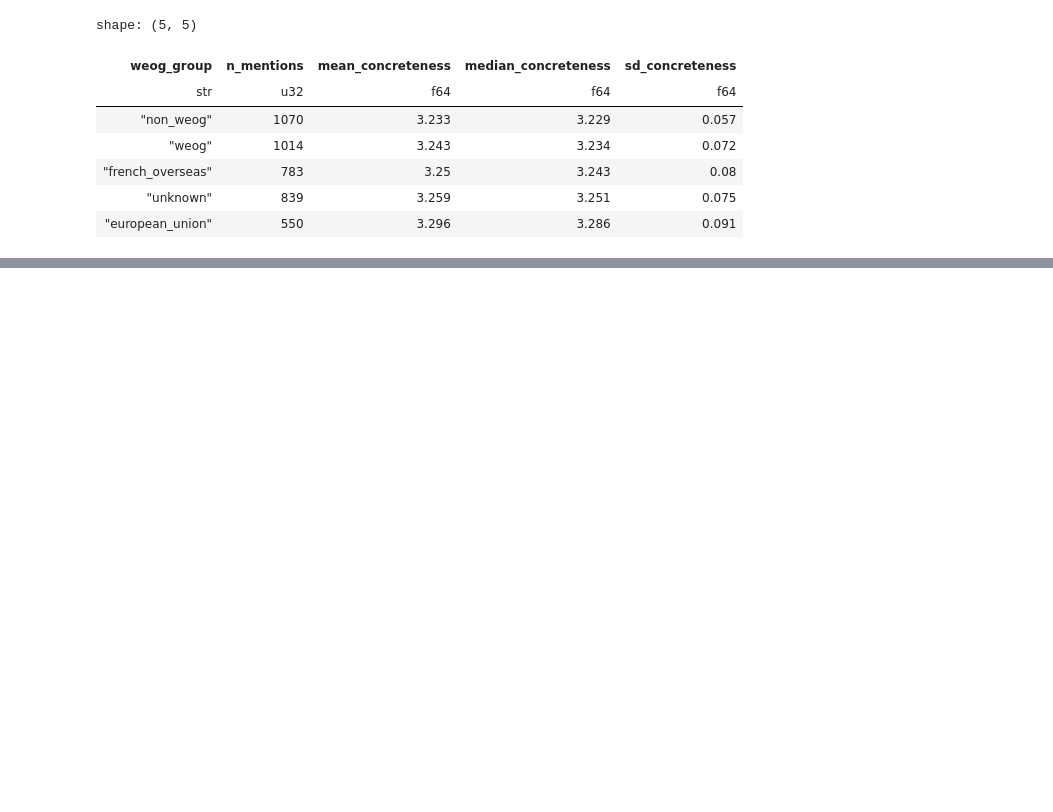
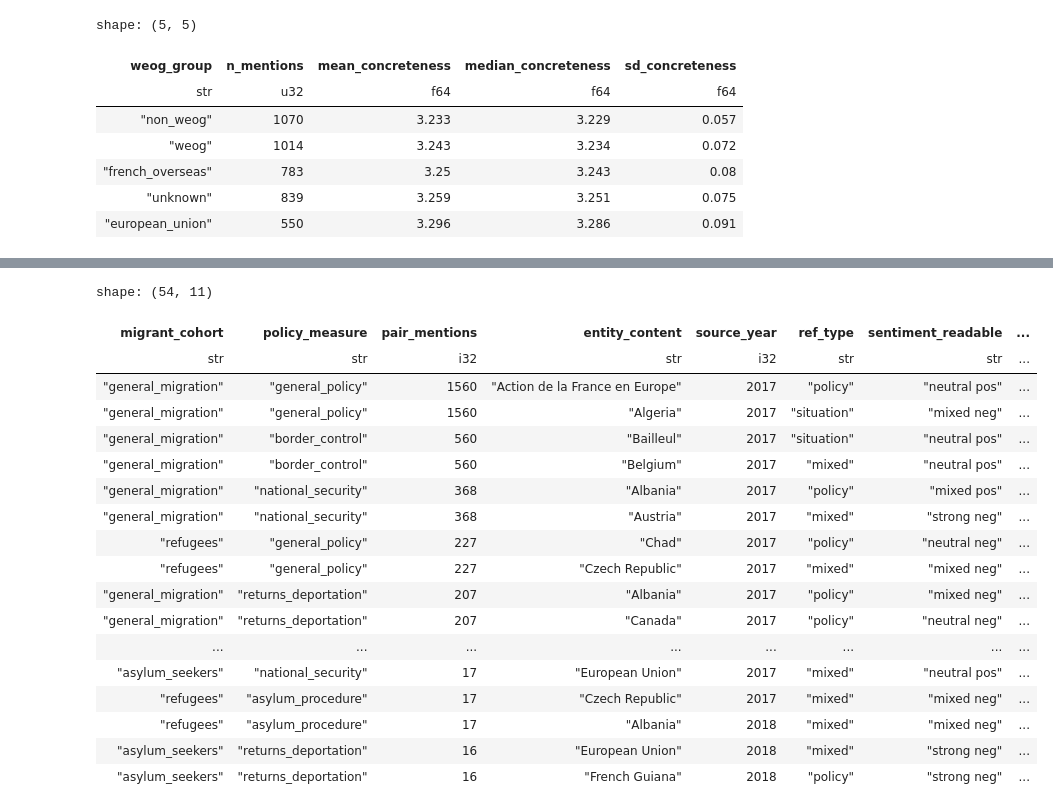
Before and after one commit to yavlenieraket/parliments_migration, a Jupyter notebook: src/migration-experiments21/parlaments-beyond-borders/notebooks/02_fra_2017_2022_extended.ipynb, the cells around one changed output, grey strips where cells are left out. Saved outputs shown, nothing was run; the diff lists cells and outputs as text; code cells hidden in the pictures; blank space fills up the shorter version.

```diff
--- a/src/migration-experiments21/parlaments-beyond-borders/notebooks/02_fra_2017_2022_extended.ipynb
+++ b/src/migration-experiments21/parlaments-beyond-borders/notebooks/02_fra_2017_2022_extended.ipynb
@@ -190 +309,30 @@ shape: (20, 12)
+# %%
+# Explanation: Context evidence for frequent migrant-cohort x policy-measure combinations.
+cohort_policy_examples = evidence.cohort_policy_context_examples(
+    annotated,
+    min_mentions=15,
+    examples_per_pair=2,
+)
+with pl.Config(tbl_rows=80, tbl_cols=20, fmt_str_lengths=220):
+    display(cohort_policy_examples)
+# %% [output]
+shape: (54, 11)
+| migrant_cohort | policy_measure | pair_mentions | entity_content | source_year | ref_type | sentiment_readable | ... |
+| str | str | i32 | str | i32 | str | str | ... |
+| "general_migration" | "general_policy" | 1560 | "Action de la France en Europe" | 2017 | "policy" | "neutral pos" | ... |
+| "general_migration" | "general_policy" | 1560 | "Algeria" | 2017 | "situation" | "mixed neg" | ... |
+| "general_migration" | "border_control" | 560 | "Bailleul" | 2017 | "situation" | "neutral pos" | ... |
+| "general_migration" | "border_control" | 560 | "Belgium" | 2017 | "mixed" | "neutral pos" | ... |
+| "general_migration" | "national_security" | 368 | "Albania" | 2017 | "policy" | "mixed pos" | ... |
+| "general_migration" | "national_security" | 368 | "Austria" | 2017 | "mixed" | "strong neg" | ... |
+| "refugees" | "general_policy" | 227 | "Chad" | 2017 | "policy" | "neutral neg" | ... |
+| "refugees" | "general_policy" | 227 | "Czech Republic" | 2017 | "mixed" | "mixed neg" | ... |
+| "general_migration" | "returns_deportation" | 207 | "Albania" | 2017 | "policy" | "mixed neg" | ... |
+| "general_migration" | "returns_deportation" | 207 | "Canada" | 2017 | "policy" | "neutral neg" | ... |
+| ... | ... | ... | ... | ... | ... | ... | ... |
+| "asylum_seekers" | "national_security" | 17 | "European Union" | 2017 | "mixed" | "neutral pos" | ... |
+| "refugees" | "asylum_procedure" | 17 | "Czech Republic" | 2017 | "mixed" | "mixed neg" | ... |
+| "refugees" | "asylum_procedure" | 17 | "Albania" | 2018 | "mixed" | "mixed neg" | ... |
+| "asylum_seekers" | "returns_deportation" | 16 | "European Union" | 2018 | "mixed" | "strong neg" | ... |
+| "asylum_seekers" | "returns_deportation" | 16 | "French Guiana" | 2018 | "policy" | "strong neg" | ... |
 # %%
```
Also changed, not shown: parts of 10 cells of this notebook, 6 other files.
